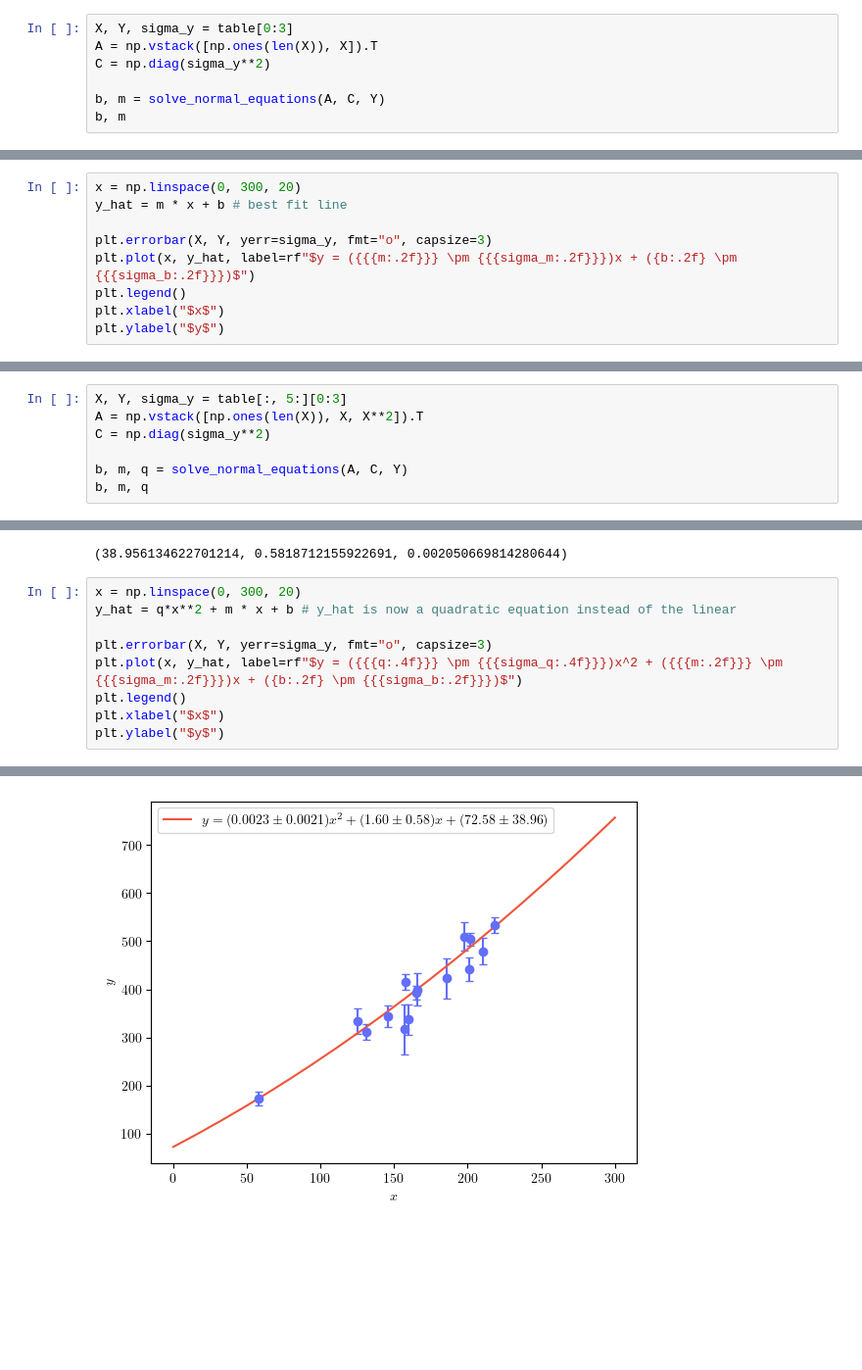
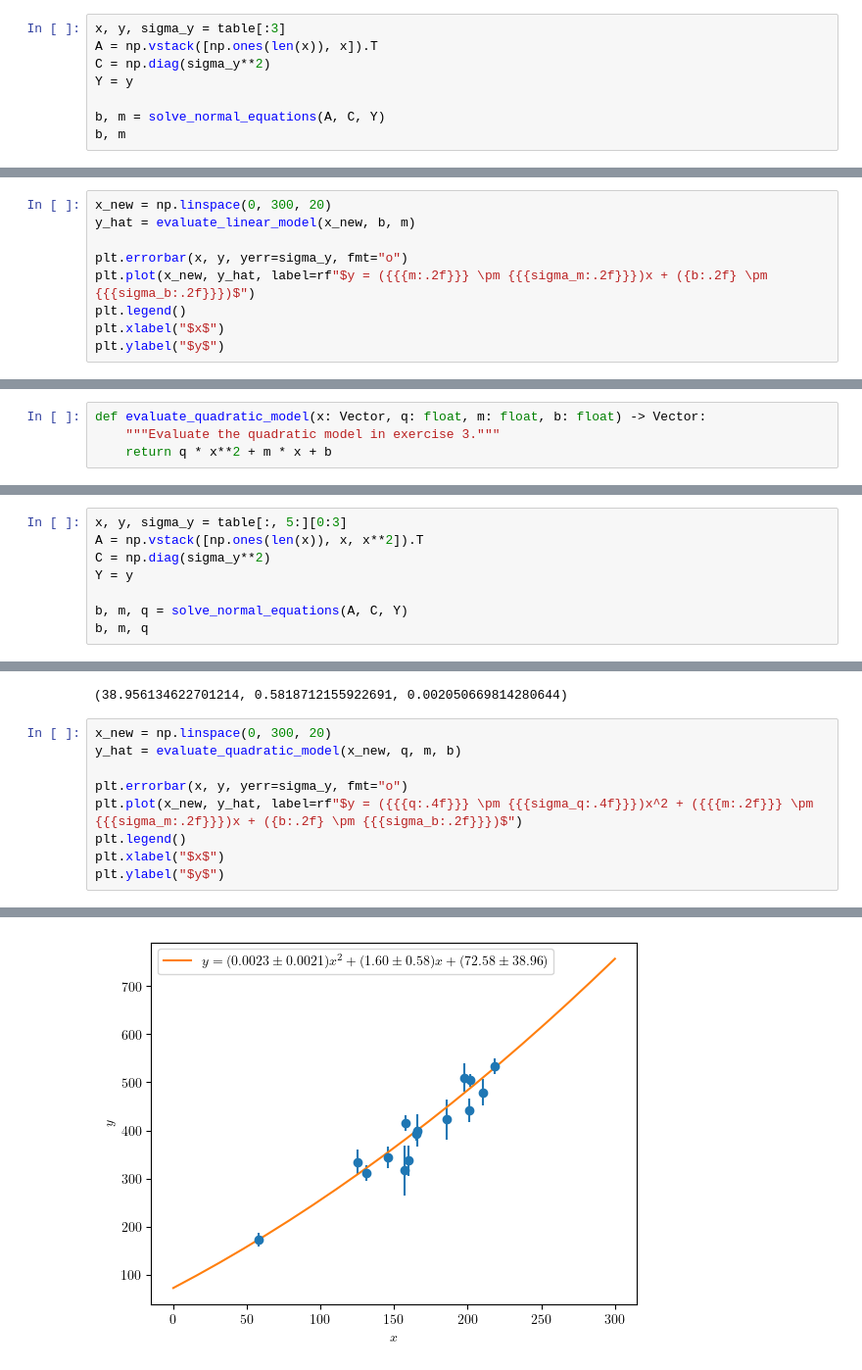
Before and after one commit to MetinSa/AST9051SP, a Jupyter notebook: exercises.ipynb, the cells around one changed output, grey strips where cells are left out. Shown: that part at 98% size. Saved outputs shown, nothing was run; the diff lists cells and outputs as text; blank space fills up the shorter version.

```diff
--- a/exercises.ipynb
+++ b/exercises.ipynb
@@ -125,9 +123,10 @@ Text(0, 0.5, '$y$')
 
 We repeat the above calculating but for all the data points in the original table
 # %%
-X, Y, sigma_y = table[0:3]
-A = np.vstack([np.ones(len(X)), X]).T
+x, y, sigma_y = table[:3]
+A = np.vstack([np.ones(len(x)), x]).T
 C = np.diag(sigma_y**2)
+Y = y
 
 b, m = solve_normal_equations(A, C, Y)
 b, m
@@ -139,11 +138,11 @@ sigma_b, sigma_m
 # %% [output]
 (14.39403310716221, 0.0774067831657561)
 # %%
-x = np.linspace(0, 300, 20)
-y_hat = m * x + b # best fit line
+x_new = np.linspace(0, 300, 20)
+y_hat = evaluate_linear_model(x_new, b, m)
 
-plt.errorbar(X, Y, yerr=sigma_y, fmt="o", capsize=3)
-plt.plot(x, y_hat, label=rf"$y = ({{{m:.2f}}} \pm {{{sigma_m:.2f}}})x + ({b:.2f} \pm {{{sigma_b:.2f}}})$")
+plt.errorbar(x, y, yerr=sigma_y, fmt="o")
+plt.plot(x_new, y_hat, label=rf"$y = ({{{m:.2f}}} \pm {{{sigma_m:.2f}}})x + ({b:.2f} \pm {{{sigma_b:.2f}}})$")
 plt.legend()
 plt.xlabel("$x$")
 plt.ylabel("$y$")
@@ -155 +157,5 @@ The new data points are some pretty big outliers which result in half as big of
+# %%
+def evaluate_quadratic_model(x: Vector, q: float, m: float, b: float) -> Vector:
+    """Evaluate the quadratic model in exercise 3."""
+    return q * x**2 + m * x + b
 # %% [markdown]
@@ -174,9 +179,10 @@ Solving the normal equations now give us an additional fit for $q$:
      = \boldsymbol{X} = \left[ \boldsymbol{A}^{\mathrm{T}}  \boldsymbol{C}^{\mathrm{-1}} \boldsymbol{A} \right]^{-1} \left[ \boldsymbol{A}^{\mathrm{T}}  \boldsymbol{C}^{\mathrm{-1}} \boldsymbol{Y} \right]
 \end{align*}
 # %%
-X, Y, sigma_y = table[:, 5:][0:3]
-A = np.vstack([np.ones(len(X)), X, X**2]).T
+x, y, sigma_y = table[:, 5:][0:3]
+A = np.vstack([np.ones(len(x)), x, x**2]).T
 C = np.diag(sigma_y**2)
+Y = y
 
 b, m, q = solve_normal_equations(A, C, Y)
 b, m, q
@@ -190,14 +196,14 @@ sigma_b, sigma_m, sigma_q
 # %% [output]
 (38.956134622701214, 0.5818712155922691, 0.002050669814280644)
 # %%
-x = np.linspace(0, 300, 20)
-y_hat = q*x**2 + m * x + b # y_hat is now a quadratic equation instead of the linear
+x_new = np.linspace(0, 300, 20)
+y_hat = evaluate_quadratic_model(x_new, q, m, b)
 
-plt.errorbar(X, Y, yerr=sigma_y, fmt="o", capsize=3)
-plt.plot(x, y_hat, label=rf"$y = ({{{q:.4f}}} \pm {{{sigma_q:.4f}}})x^2 + ({{{m:.2f}}} \pm {{{sigma_m:.2f}}})x + ({b:.2f} \pm {{{sigma_b:.2f}}})$")
+plt.errorbar(x, y, yerr=sigma_y, fmt="o")
+plt.plot(x_new, y_hat, label=rf"$y = ({{{q:.4f}}} \pm {{{sigma_q:.4f}}})x^2 + ({{{m:.2f}}} \pm {{{sigma_m:.2f}}})x + ({b:.2f} \pm {{{sigma_b:.2f}}})$")
 plt.legend()
 plt.xlabel("$x$")
 plt.ylabel("$y$")
 # %% [output]
 Text(0, 0.5, '$y$')
-[figure, old version]
+[figure, new version]
```
Also changed, not shown: parts of 18 cells of this notebook.
